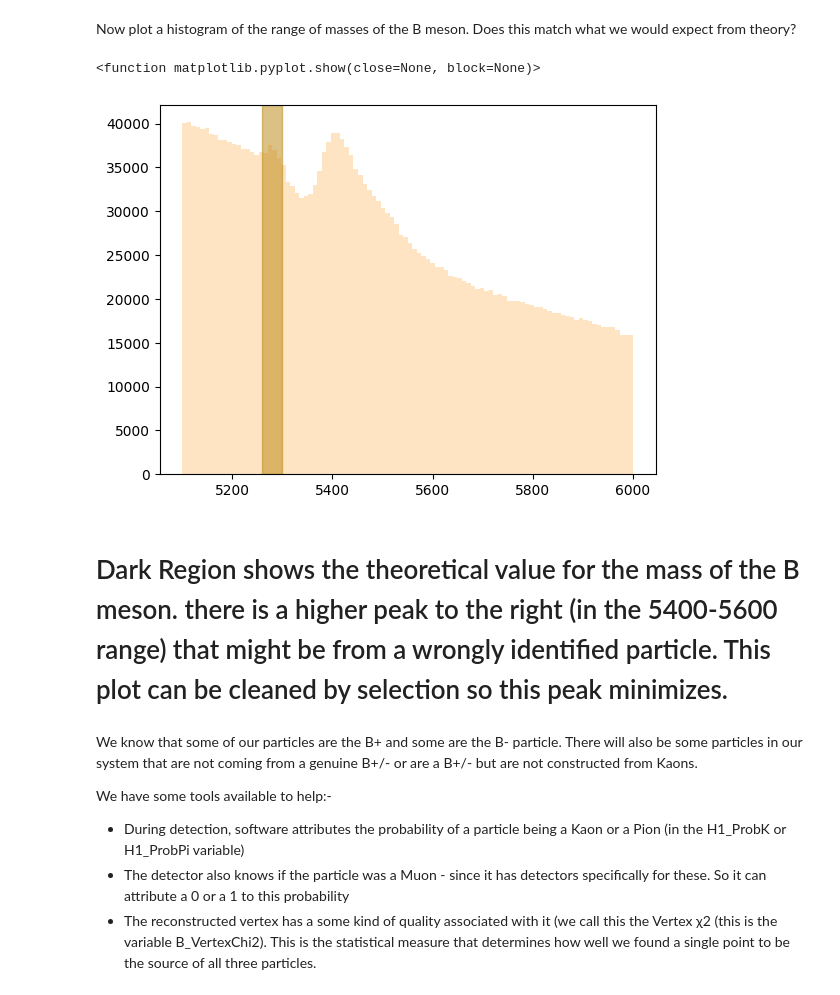
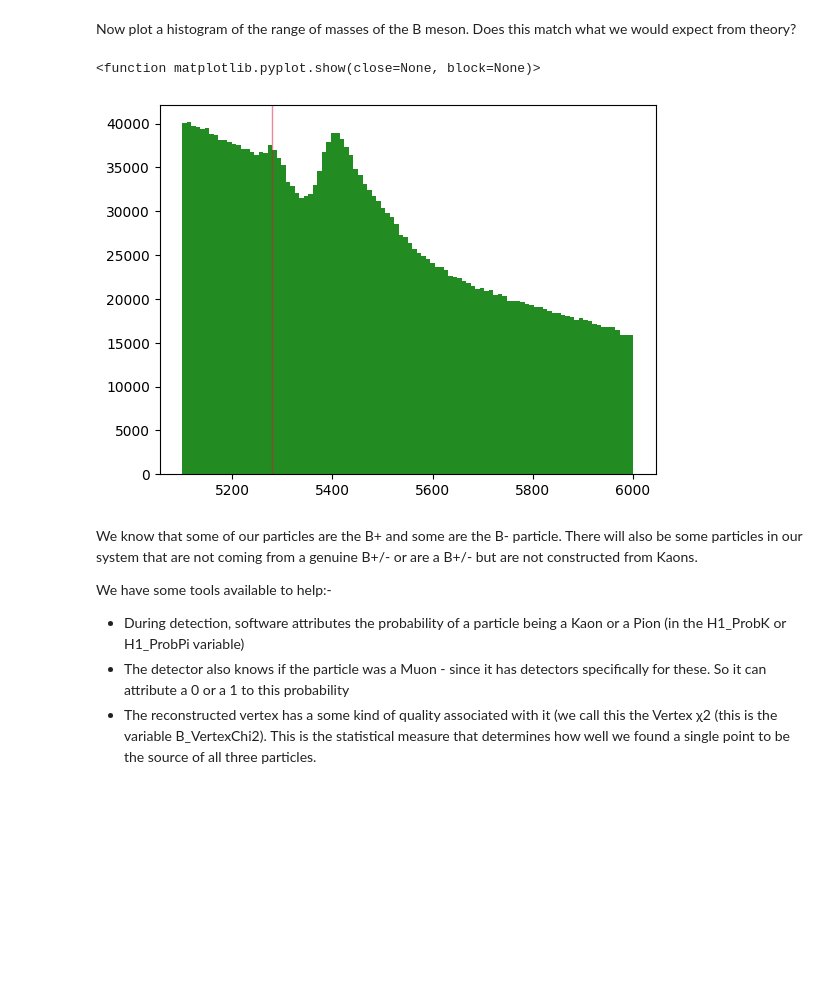
Before and after one commit to SmrithiCh/PRA3024-, a Jupyter notebook: PRA3024_Particle_Physics_W4.ipynb, the cells around one changed output. Drawn from its saved outputs; the diff is of its cells as text; code cells hidden in the pictures; blank space fills up the shorter version.

```diff
--- a/PRA3024_Particle_Physics_W4.ipynb
+++ b/PRA3024_Particle_Physics_W4.ipynb
@@ -331,12 +276,12 @@ M_mass = []
 for i in range(tree.GetEntries()):
   mom_M = mass_eq(Energy_tot[i],M_Ptot[i])
   M_mass.append(mom_M)
-# %%
-plt.hist(M_mass,100,range = (5100,6000), color = 'bisque')
-plt.axvspan(5260,5300, alpha = 0.5, color = "darkgoldenrod")
-plt.show
-# %% [output]
-<function matplotlib.pyplot.show(close=None, block=None)>
-[figure, removed]
-# %% [markdown]
-# Dark Region shows the theoretical value for the mass of the B meson. there is a higher peak to the right (in the 5400-5600 range) that might be from a wrongly identified particle. This plot can be cleaned by selection so this peak minimizes.
+# %%
+#Plot Mass of Mother
+plt.hist(M_mass,100,range = (5100,6000), color = 'forestgreen')
+# theoretical mass given by oxford reference (https://www.oxfordreference.com/display/10.1093/oi/authority.20110803095514188#:~:text=It%20is%20electrically%20neutral%2C%20has,a%20mass%20of%205.279%20GeV.)
+plt.axvspan(5279,5279, alpha = 0.5, color = "crimson")
+plt.show
+# %% [output]
+<function matplotlib.pyplot.show(close=None, block=None)>
+[figure, added]
```
Also changed, not shown: parts of 24 cells of this notebook.
